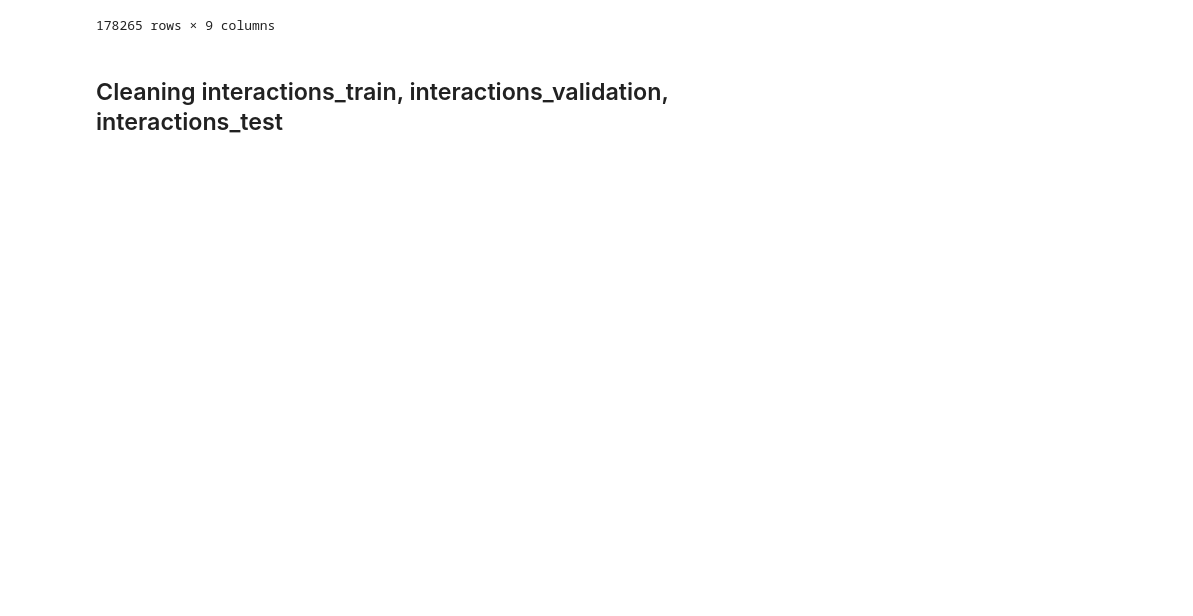
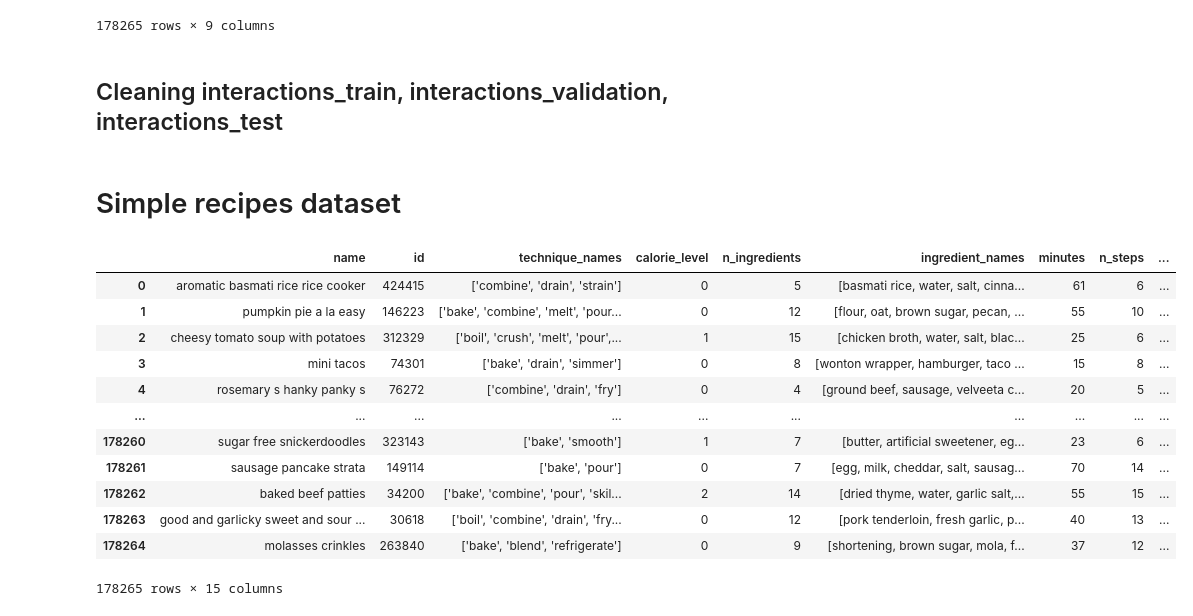
Before and after one commit to AnaqiAmir/FlavorFusion, a Jupyter notebook: src/models/dev/pre_processing.ipynb, the cells around one changed output. Drawn from its saved outputs; the diff is of its cells as text; code cells hidden in the pictures; blank space fills up the shorter version.

```diff
--- a/pre_processing.ipynb
+++ b/src/models/dev/pre_processing.ipynb
@@ -220,0 +282,73 @@ interactions_test_processed.to_csv("data/interactions_test_processed.csv", index
+# %% [markdown]
+# Simple recipes dataset
+# %%
+# Load data
+pp_recipes = pd.read_csv("data/PP_recipes.csv")
+raw_recipes = pd.read_csv("data/RAW_recipes.csv")
+
+# Merge
+simple_recipes = pd.merge(pp_recipes, raw_recipes, how='left', left_on='id', right_on='id')
+
+# Drop unncessary columns
+simple_recipes.drop(['name_tokens','ingredient_tokens','steps_tokens',
+            'techniques','ingredient_ids','contributor_id',
+            'submitted','tags','steps','description', 'ingredients'],
+            axis=1,
+            inplace=True)
+
+# Format
+simple_recipes.insert(0, 'name', simple_recipes.pop('name'))
+simple_recipes.insert(4, 'n_ingredients', simple_recipes.pop('n_ingredients'))
+simple_recipes['ingredient_names'] = simple_recipes['ingredient_names'].apply(ast.literal_eval)
+
+# Initialize lists
+calories = []
+total_fat = []
+sugar = []
+sodium = []
+protein = []
+saturated_fat = []
+carbs = []
+
+# Append nutrition values
+def get_nutrition(recipe):
+    calories.append(recipe[0])
+    total_fat.append(recipe[1])
+    sugar.append(recipe[2])
+    sodium.append(recipe[3])
+    protein.append(recipe[4])
+    saturated_fat.append(recipe[5])
+    carbs.append(recipe[6])
+
+# Get nutrition for each recipe
+for index, row in simple_recipes.iterrows():
+    get_nutrition(ast.literal_eval(row['nutrition']))
+
+# Convert into pandas columns
+simple_recipes['calories (#)'] = calories
+simple_recipes['total_fat (%DV)'] = total_fat
+simple_recipes['sugar (%DV)'] = sugar
+simple_recipes['sodium (%DV)'] = sodium
+simple_recipes['protein (%DV)'] = protein
+simple_recipes['saturated_fat (%DV)'] = saturated_fat
+simple_recipes['carbs (%DV)'] = carbs
+
+# Drop nutrition
+simple_recipes.drop('nutrition',axis=1,inplace=True)
+
+# Display
+simple_recipes
+# %% [output]
+|  | name | id | technique_names | calorie_level | n_ingredients | ingredient_names | minutes | n_steps | ... |
+| 0 | aromatic basmati rice rice cooker | 424415 | ['combine', 'drain', 'strain'] | 0 | 5 | [basmati rice, water, salt, cinna... | 61 | 6 | ... |
+| 1 | pumpkin pie a la easy | 146223 | ['bake', 'combine', 'melt', 'pour... | 0 | 12 | [flour, oat, brown sugar, pecan, ... | 55 | 10 | ... |
+| 2 | cheesy tomato soup with potatoes | 312329 | ['boil', 'crush', 'melt', 'pour',... | 1 | 15 | [chicken broth, water, salt, blac... | 25 | 6 | ... |
+| 3 | mini tacos | 74301 | ['bake', 'drain', 'simmer'] | 0 | 8 | [wonton wrapper, hamburger, taco ... | 15 | 8 | ... |
+| 4 | rosemary s hanky panky s | 76272 | ['combine', 'drain', 'fry'] | 0 | 4 | [ground beef, sausage, velveeta c... | 20 | 5 | ... |
+| ... | ... | ... | ... | ... | ... | ... | ... | ... | ... |
+| 178260 | sugar free snickerdoodles | 323143 | ['bake', 'smooth'] | 1 | 7 | [butter, artificial sweetener, eg... | 23 | 6 | ... |
+| 178261 | sausage pancake strata | 149114 | ['bake', 'pour'] | 0 | 7 | [egg, milk, cheddar, salt, sausag... | 70 | 14 | ... |
+| 178262 | baked beef patties | 34200 | ['bake', 'combine', 'pour', 'skil... | 2 | 14 | [dried thyme, water, garlic salt,... | 55 | 15 | ... |
+| 178263 | good and garlicky sweet and sour ... | 30618 | ['boil', 'combine', 'drain', 'fry... | 0 | 12 | [pork tenderloin, fresh garlic, p... | 40 | 13 | ... |
+| 178264 | molasses crinkles | 263840 | ['bake', 'blend', 'refrigerate'] | 0 | 9 | [shortening, brown sugar, mola, f... | 37 | 12 | ... |
+178265 rows × 15 columns
```
Also changed, not shown: parts of 10 cells of this notebook, 8 other files.
